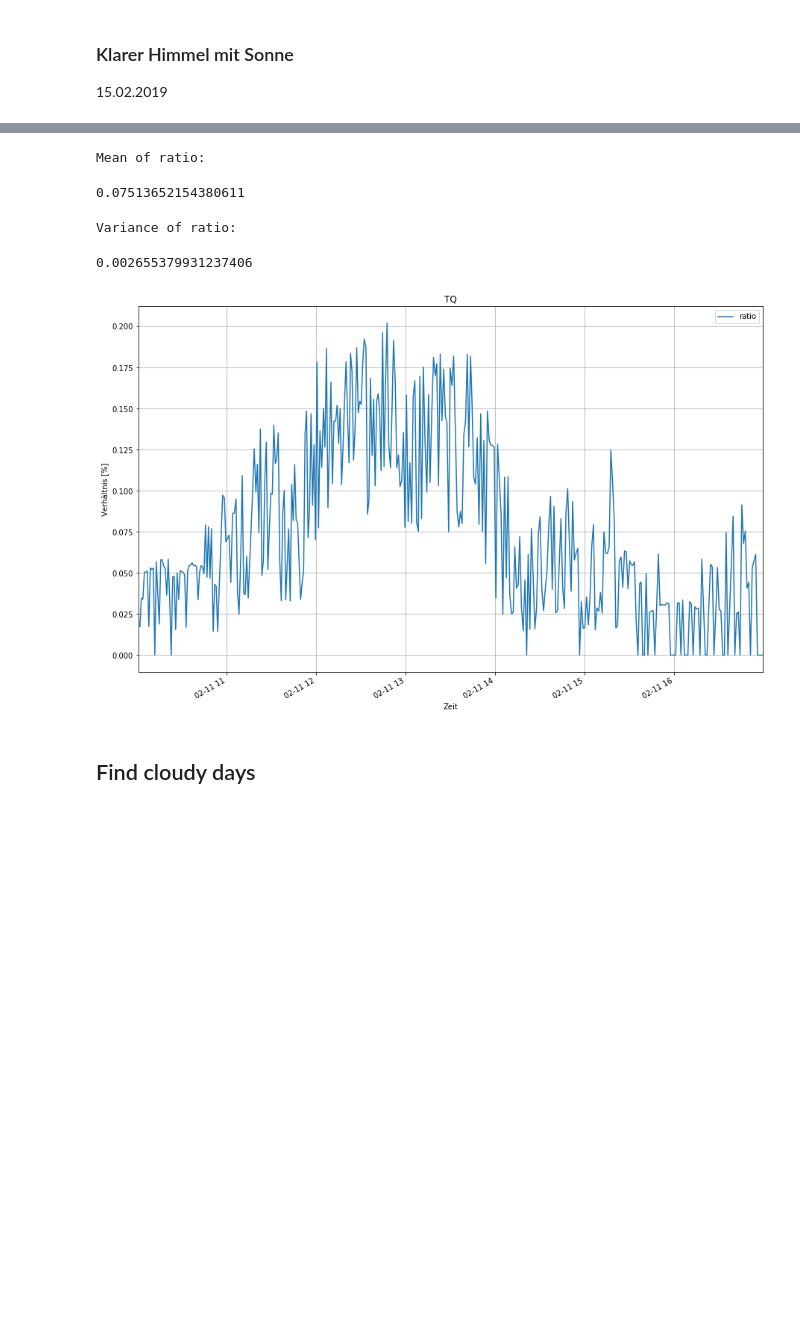
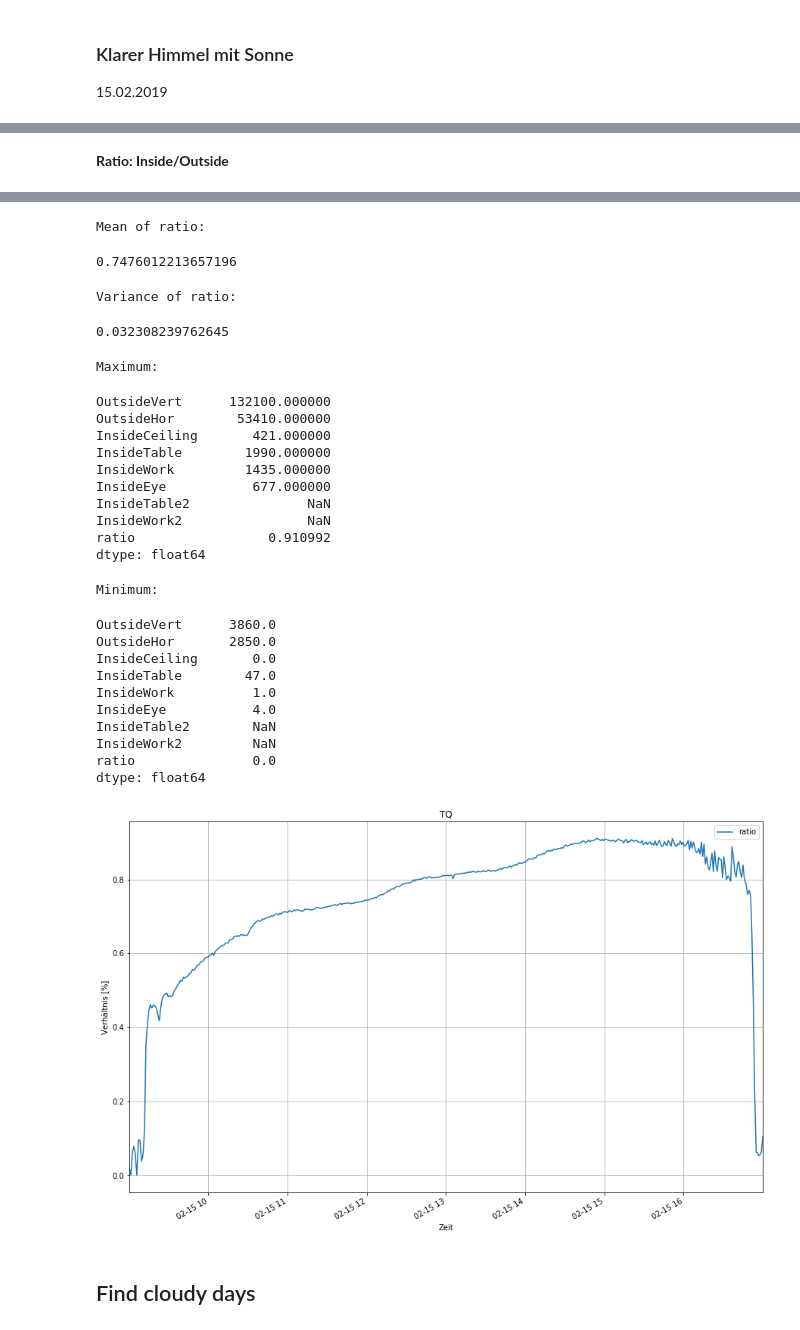
Before and after one commit to OliverZott/DataAnalysis_Almemo, a Jupyter notebook: Data_Almemo.ipynb, the cells around one changed output, grey strips where cells are left out. Drawn from its saved outputs; the diff is of its cells as text; code cells hidden in the pictures; blank space fills up the shorter version.

```diff
--- a/Data_Almemo.ipynb
+++ b/Data_Almemo.ipynb
@@ -182,6 +195,9 @@ def day_plt(start, end, max, sit1=0, ):
 # type casting:
 
 df0 = df.apply(pd.to_numeric, errors='coerce')
+
+#remove epoc column
+df0 = df0.drop(columns=['Epoch','new'],axis=1)
 
 # errors : {‘ignore’, ‘raise’, ‘coerce’}, default ‘raise’
 # - If ‘raise’, then invalid parsing will raise an exception
@@ -193,7 +209,7 @@ df0 = df.apply(pd.to_numeric, errors='coerce')
 
 
 display(df.dtypes.head(3))
-display(df3.dtypes)
+display(df0.dtypes)
 # %% [output]
 Epoch           int64
 OutsideVert    object
@@ -394,6 +401,8 @@ ax.xaxis.set_major_formatter(myFmt)
+# %% [markdown]
+**Ratio: Inside/Outside**
 # %%
-date_start = pd.Timestamp(2019, 2, 11, 10)
-date_end = pd.Timestamp(2019, 2, 11, 17)
+date_start = pd.Timestamp(2019, 2, 15, 9)
+date_end = pd.Timestamp(2019, 2, 15, 17)
 
 df_tq2 = df_rat(date_start, date_end)
 # %% [output]
@@ -404,8 +413,30 @@ df_tq2 = df_rat(date_start, date_end)
 Mean of ratio:
-0.07513652154380611
+0.7476012213657196
 Variance of ratio:
-0.002655379931237406
+0.032308239762645
+Maximum:
+OutsideVert      132100.000000
+OutsideHor        53410.000000
+InsideCeiling       421.000000
+InsideTable        1990.000000
+InsideWork         1435.000000
+InsideEye           677.000000
+InsideTable2               NaN
+InsideWork2                NaN
+ratio                 0.910992
+dtype: float64
+Minimum:
+OutsideVert      3860.0
+OutsideHor       2850.0
+InsideCeiling       0.0
+InsideTable        47.0
+InsideWork          1.0
+InsideEye           4.0
+InsideTable2        NaN
+InsideWork2         NaN
+ratio               0.0
+dtype: float64
-[figure, old version]
+[figure, new version]
 # %% [markdown]
 ## Find cloudy days
 # %%
```
Also changed, not shown: parts of 22 cells of this notebook.
